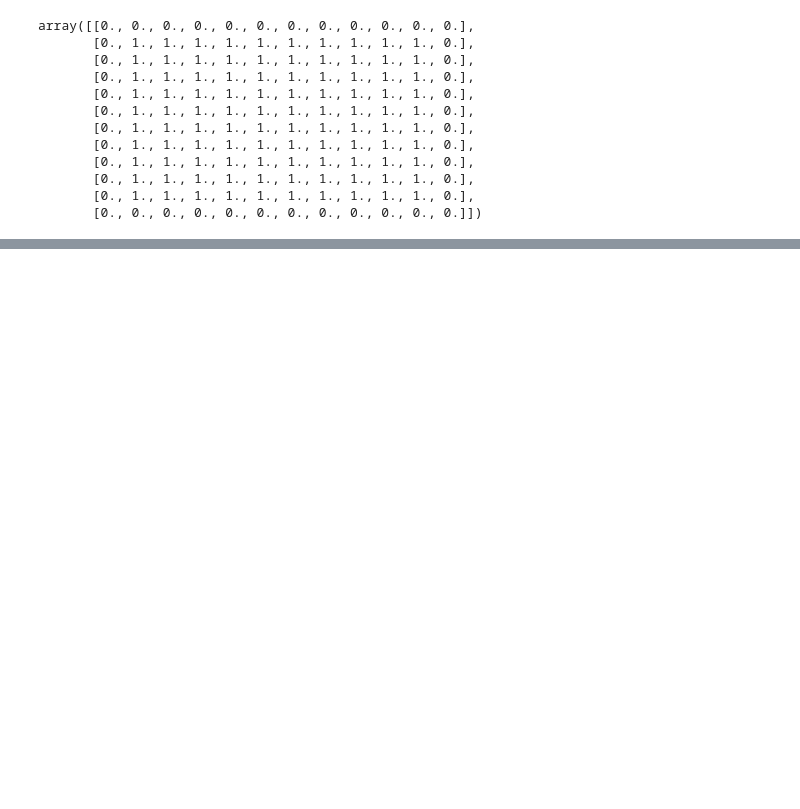
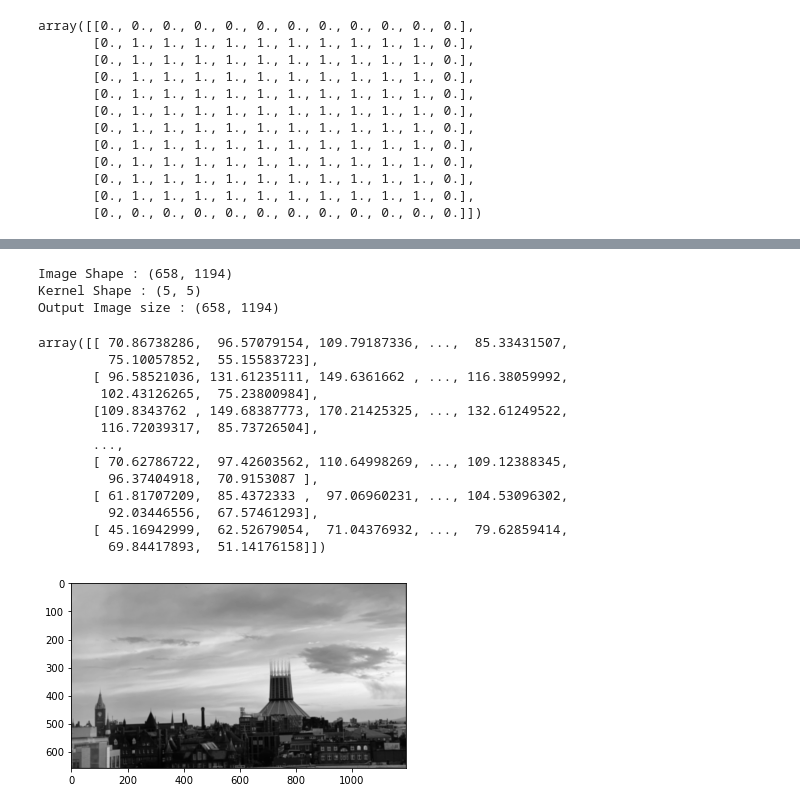
Before and after one commit to LANNDS18/ComputerVision_lab, a Jupyter notebook: lab2/lab2_notebook.ipynb, the cells around one changed output, grey strips where cells are left out. Drawn from its saved outputs; the diff is of its cells as text; code cells hidden in the pictures; blank space fills up the shorter version.

```diff
--- a/lab2/lab2_notebook.ipynb
+++ b/lab2/lab2_notebook.ipynb
@@ -102,0 +144,23 @@ test_convolve_2d()
+# %%
+gaussian_kernel_2 = gaussian_kernel(5,1.5)
+gau_image_2 = convolve_2d(image=img_gray, kernel=gaussian_kernel_2, padding=1)
+plt.imshow(gau_image_2, cmap='gray')
+gau_image_2
+# %% [output]
+Image Shape : (658, 1194)
+Kernel Shape : (5, 5)
+Output Image size : (658, 1194)
+array([[ 70.86738286,  96.57079154, 109.79187336, ...,  85.33431507,
+         75.10057852,  55.15583723],
+       [ 96.58521036, 131.61235111, 149.6361662 , ..., 116.38059992,
+        102.43126265,  75.23800984],
+       [109.8343762 , 149.68387773, 170.21425325, ..., 132.61249522,
+        116.72039317,  85.73726504],
+       ...,
+       [ 70.62786722,  97.42603562, 110.64998269, ..., 109.12388345,
+         96.37404918,  70.9153087 ],
+       [ 61.81707209,  85.4372333 ,  97.06960231, ..., 104.53096302,
+         92.03446556,  67.57461293],
+       [ 45.16942999,  62.52679054,  71.04376932, ...,  79.62859414,
+         69.84417893,  51.14176158]])
+[figure, added]
```
Also changed, not shown: parts of 16 cells of this notebook, 1 other file.
